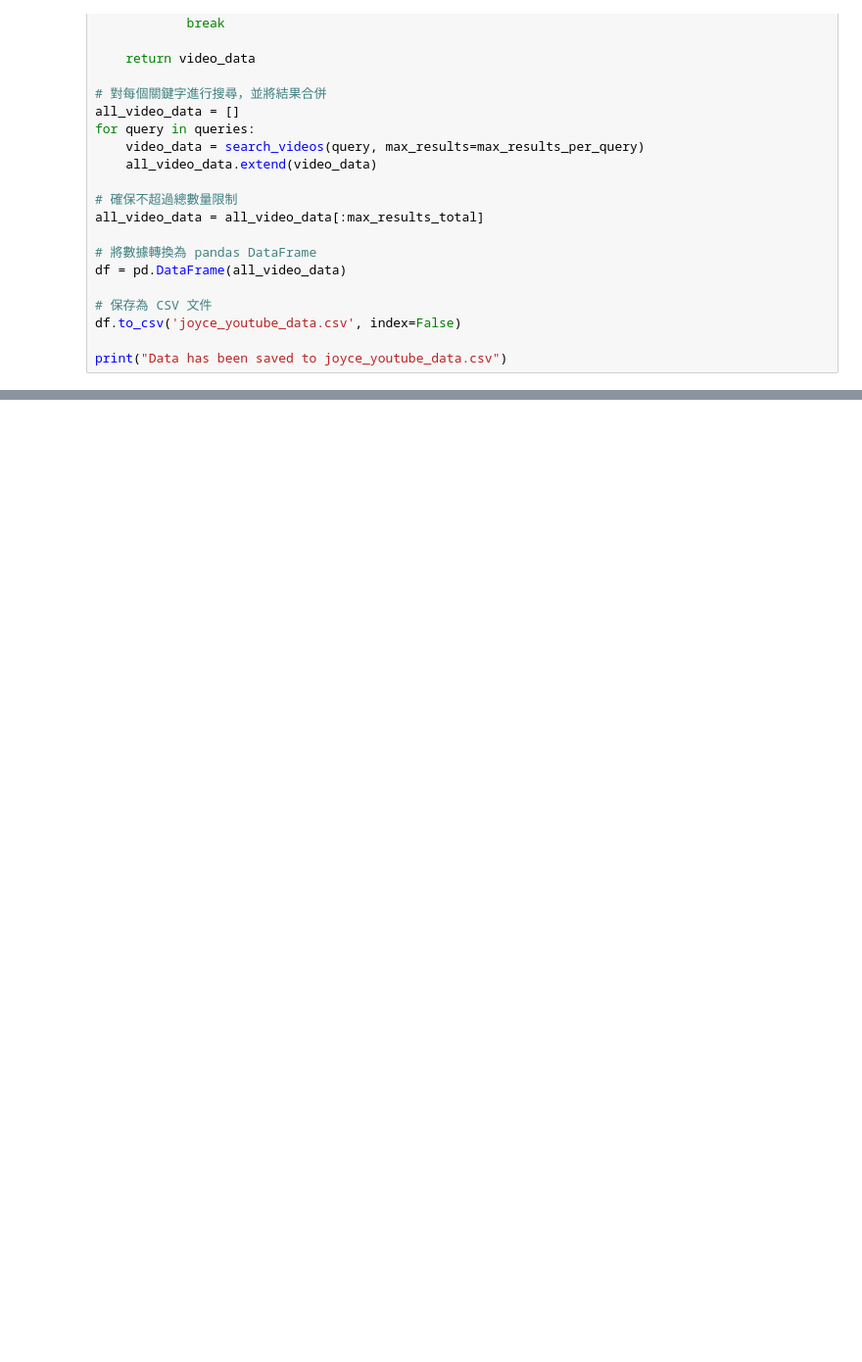
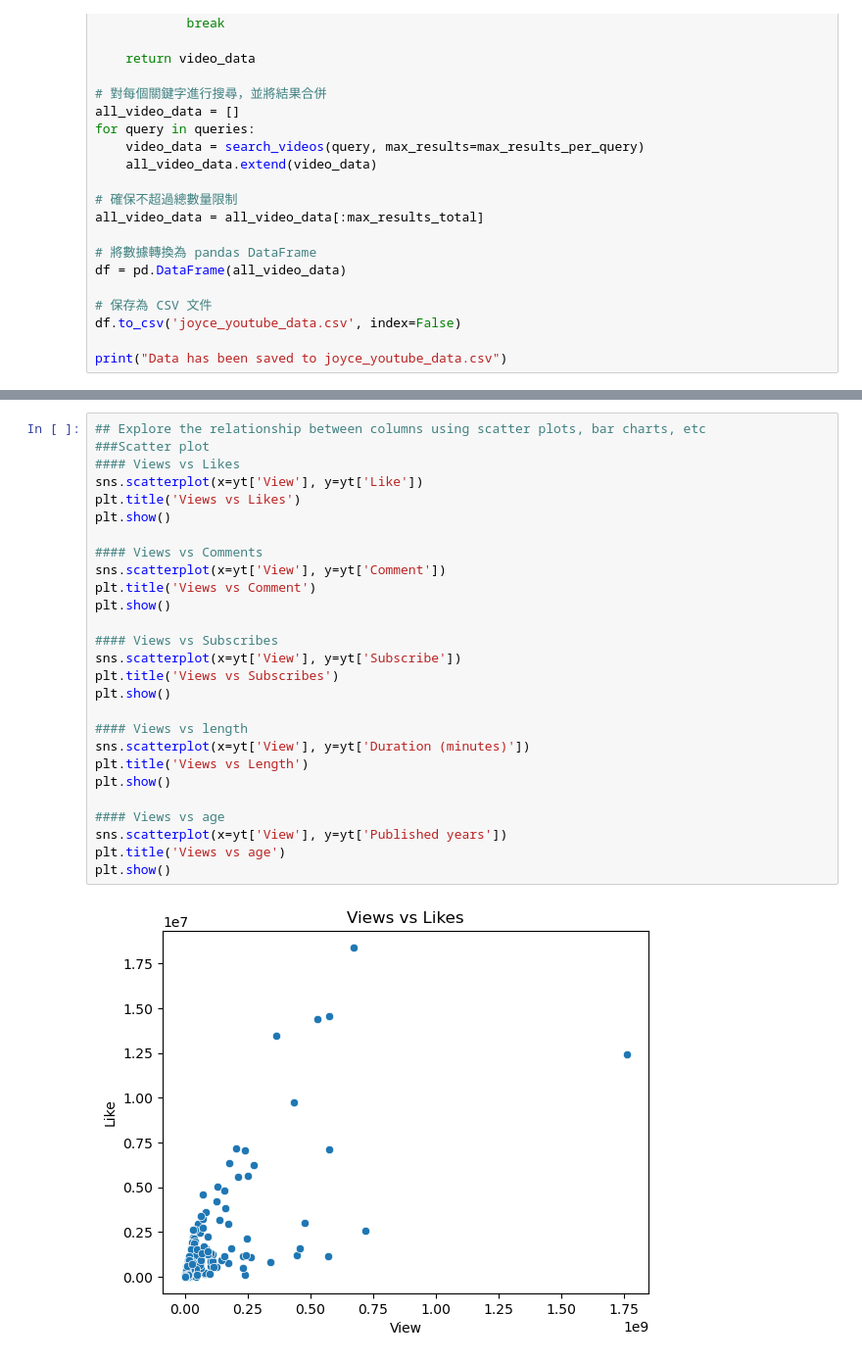
Before and after one commit to LeeChiehYin/ha24847_EMATM0048, a Jupyter notebook: Part2_youtube.ipynb, the cells around one changed output, grey strips where cells are left out. Shown at 98% size. Cells and saved outputs as stored; diff of their text form; blank space fills up the shorter version.

```diff
--- a/Part2_youtube.ipynb
+++ b/Part2_youtube.ipynb
@@ -298,0 +369,29 @@ for col in num:
+# %%
+## Explore the relationship between columns using scatter plots, bar charts, etc
+###Scatter plot
+#### Views vs Likes
+sns.scatterplot(x=yt['View'], y=yt['Like'])
+plt.title('Views vs Likes')
+plt.show()
+
+#### Views vs Comments
+sns.scatterplot(x=yt['View'], y=yt['Comment'])
+plt.title('Views vs Comment')
+plt.show()
+
+#### Views vs Subscribes
+sns.scatterplot(x=yt['View'], y=yt['Subscribe'])
+plt.title('Views vs Subscribes')
+plt.show()
+
+#### Views vs length
+sns.scatterplot(x=yt['View'], y=yt['Duration (minutes)'])
+plt.title('Views vs Length')
+plt.show()
+
+#### Views vs age
+sns.scatterplot(x=yt['View'], y=yt['Published years'])
+plt.title('Views vs age')
+plt.show()
+# %% [output]
+[figure, added]
```
Also changed, not shown: parts of 18 cells of this notebook.
